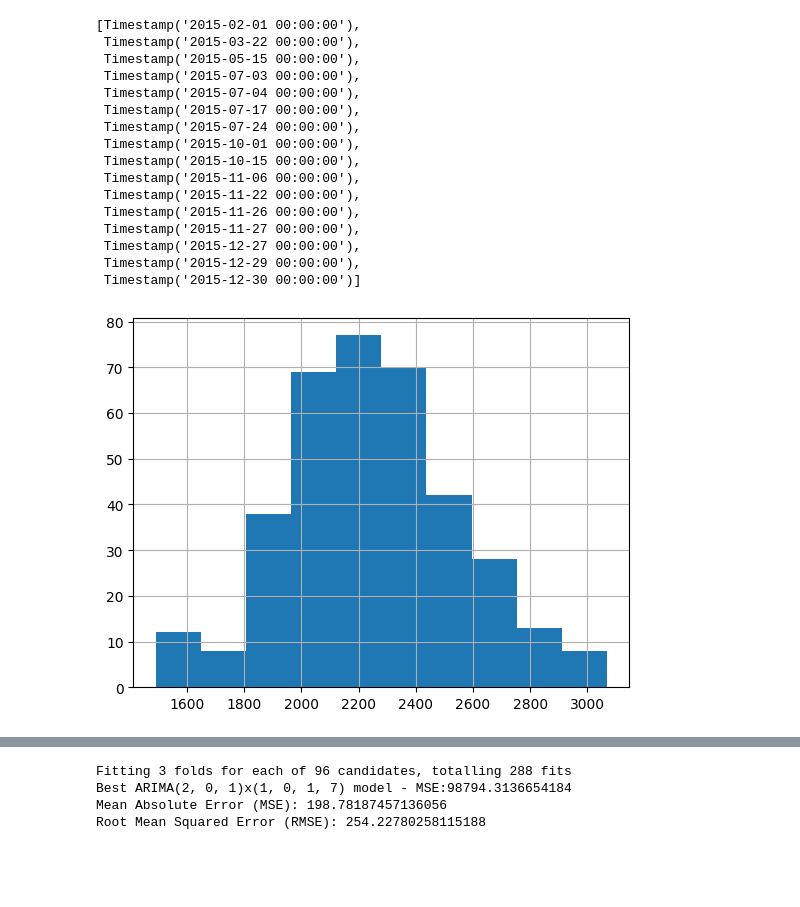
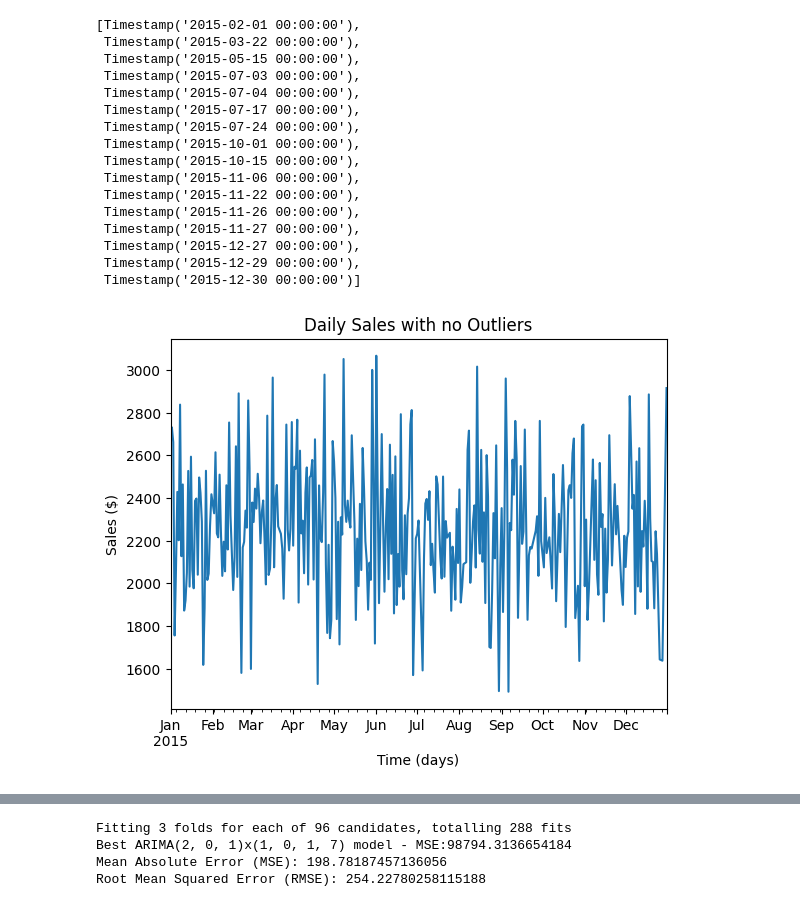
Before and after one commit to Caveexplorer/Kitchen-Sales-Forecasting, a Jupyter notebook: kitchen_sales_forecasting_modeling.ipynb, the cells around one changed output, grey strips where cells are left out. Saved outputs shown, nothing was run; the diff lists cells and outputs as text; code cells hidden in the pictures; blank space fills up the shorter version.

```diff
--- a/kitchen_sales_forecasting_modeling.ipynb
+++ b/kitchen_sales_forecasting_modeling.ipynb
@@ -416,8 +414,12 @@ by_days_no_outliers.sort_index(inplace=True)
 
 # Interpolate missing values using simple averaging of neighboring days
 by_days_no_outliers.interpolate(method='time', inplace=True)
-# %%
-by_days_no_outliers.hist()
-plt.show()
-# %% [output]
-[figure, removed]
+# %%
+# Take a look at newly interpolated daily sales with outliers removed
+by_days_no_outliers.plot()
+plt.title('Daily Sales with no Outliers')
+plt.xlabel('Time (days)')
+plt.ylabel('Sales ($)')
+plt.show()
+# %% [output]
+[figure, added]
```
Also changed, not shown: parts of 47 cells of this notebook.
